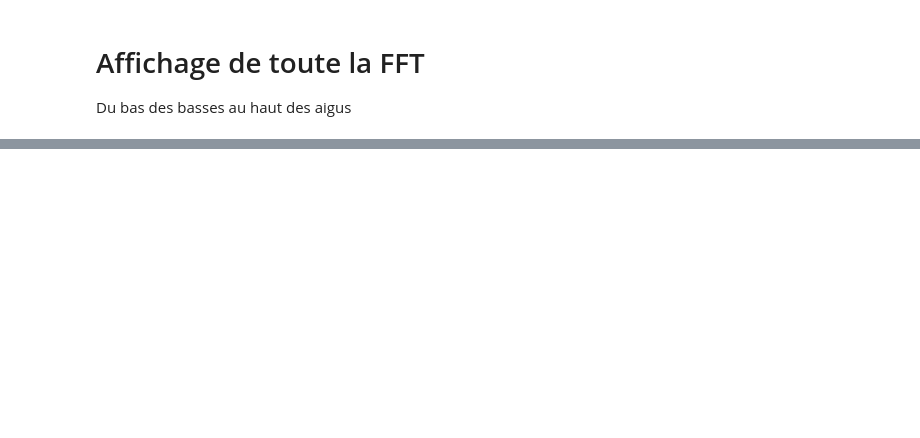
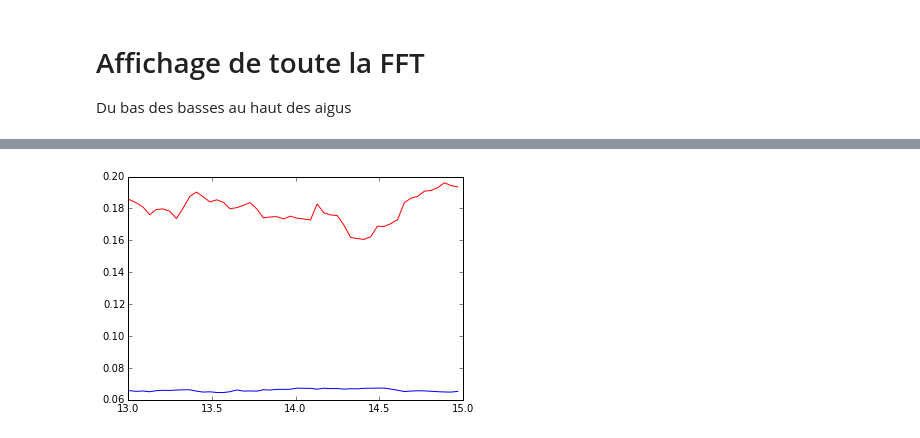
Before and after one commit to UrLab/hal, a Jupyter notebook: study/ledsControlByMusic.ipynb, the cells around one changed output, grey strips where cells are left out. Cells and saved outputs as stored; diff of their text form; code cells hidden in the pictures; blank space fills up the shorter version.

```diff
--- a/study/ledsControlByMusic.ipynb
+++ b/study/ledsControlByMusic.ipynb
@@ -90,0 +117,6 @@ plt.plot(X, Y)
+# %%
+b, e = 13*fps, 15*fps
+plt.plot(X[b:e], BASS[b:e], 'r', X[b:e], TREBLE[b:e], 'b')
+plt.show()
+# %% [output]
+[figure, added]
```
Also changed, not shown: parts of 7 cells of this notebook.
